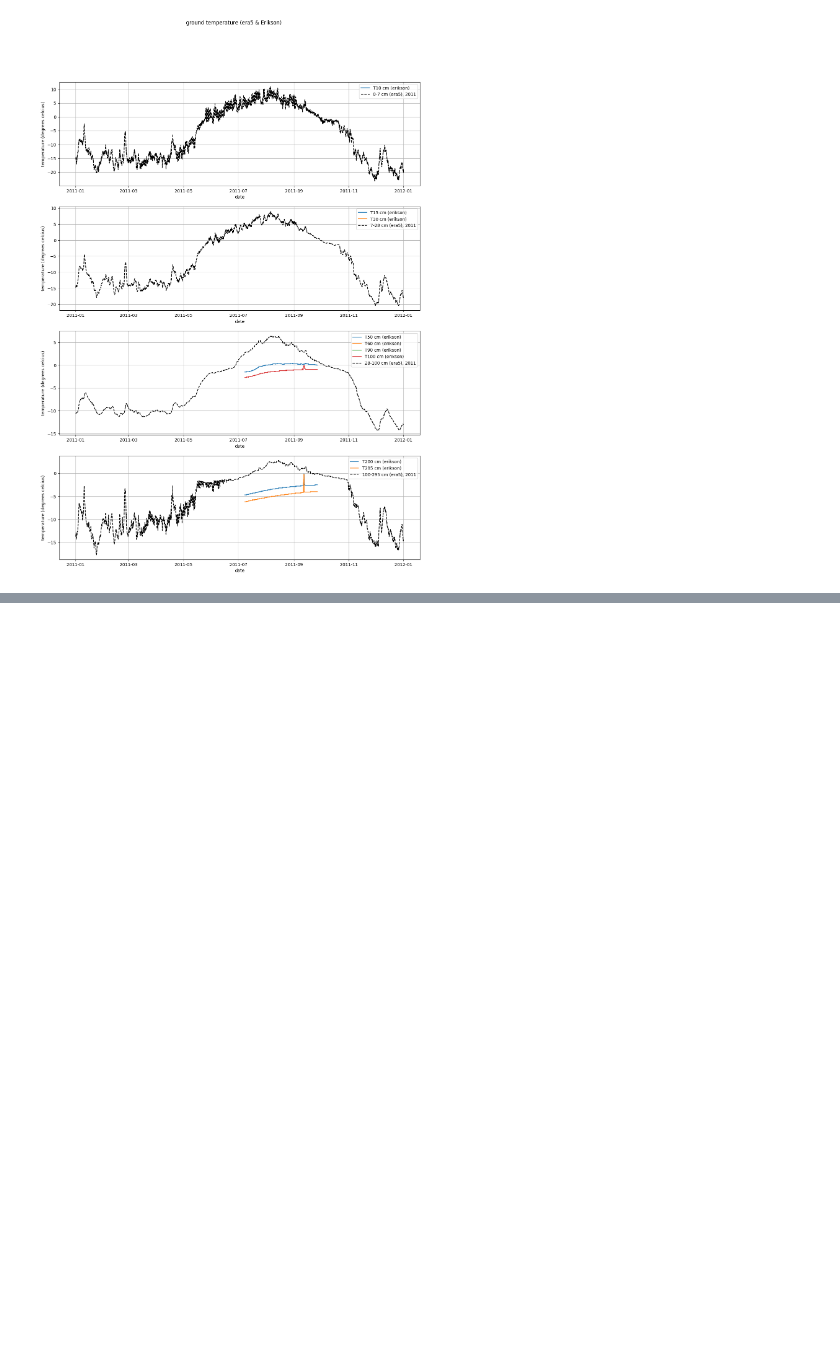
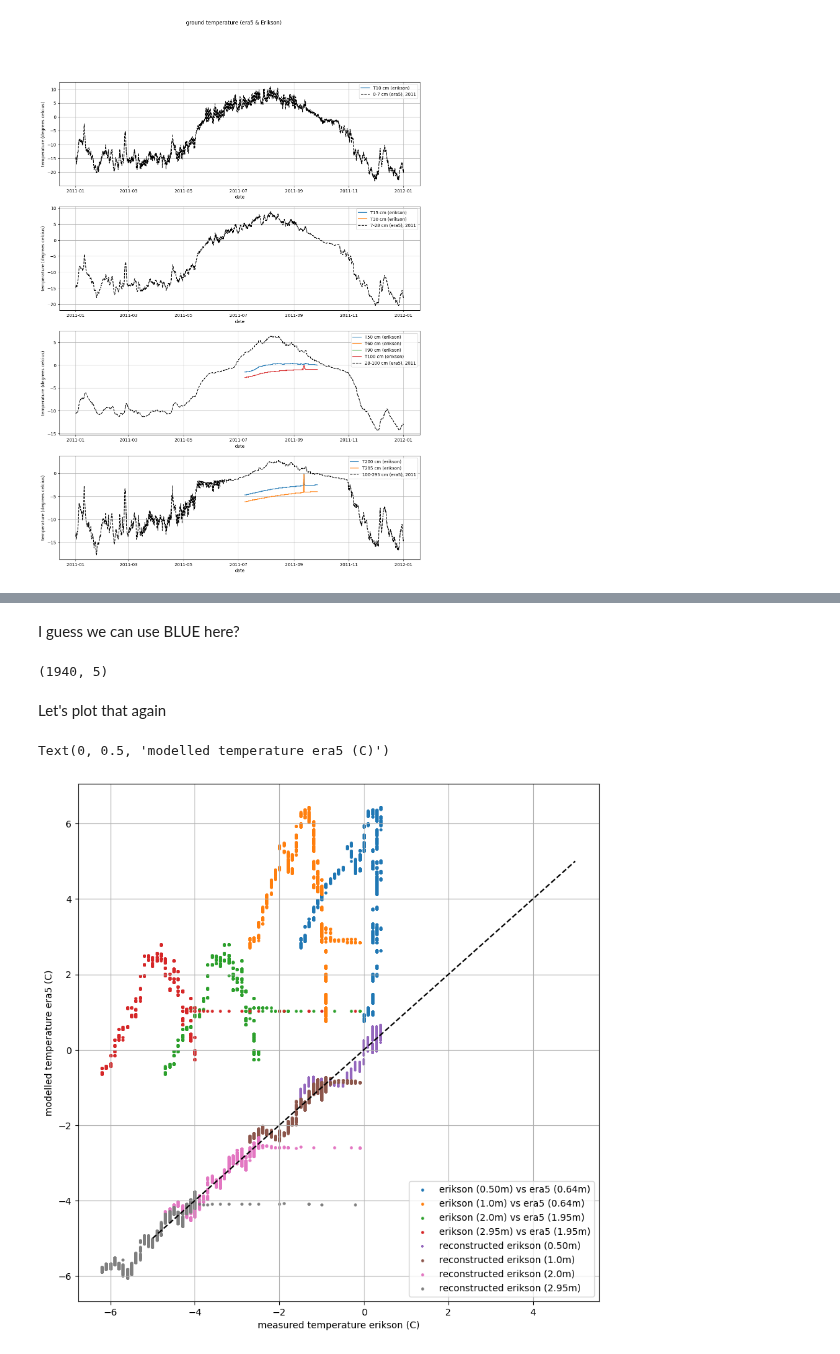
Before and after one commit to khdebruijn/thermo-morphological-model, a Jupyter notebook: database/erikson_groundtemp.ipynb, the cells around one changed output, grey strips where cells are left out. Cells and saved outputs as stored; diff of their text form; code cells hidden in the pictures; blank space fills up the shorter version.

```diff
--- a/database/erikson_groundtemp.ipynb
+++ b/database/erikson_groundtemp.ipynb
@@ -200,0 +245,63 @@ In general, Erikson's ground temperature data is much peakier.
+# %% [markdown]
+I guess we can use BLUE here?
+# %%
+# Let's start with the depth of 0.50m, and assume T_erikson = T1 * x1 + T2 * x2 + T3 * x3 + T4 * x4 + x5
+
+# Sigma = np.zeros((4,4))
+# Sigma[0,0] = df['T035_era5(C)'].var()
+# Sigma[1,1] = df['T18_era5(C)'].var()
+# Sigma[2,2] = df['T64_era5(C)'].var()
+# Sigma[3,3] = df['T195_era5(C)'].var()
+
+# print(Sigma)
+
+# sigma_inv = np.linalg.inv(Sigma)
+
+Sigma_050_inv = np.var(df['T50_erikson(C)'].values)**-1
+Sigma_100_inv = np.var(df['T100_erikson(C)'].values)**-1
+Sigma_200_inv = np.var(df['T200_erikson(C)'].values)**-1
+Sigma_295_inv = np.var(df['T295_erikson(C)'].values)**-1
+
+# y = A @ X
+
+A = np.column_stack([df[['T035_era5(C)', 'T18_era5(C)', 'T64_era5(C)', 'T195_era5(C)']], np.ones((len(df), 1))])
+
+print(A.shape)
+
+X_hat_050 = np.linalg.inv(A.T * Sigma_050_inv @ A) @ A.T * Sigma_050_inv @ df['T50_erikson(C)'].values
+X_hat_100 = np.linalg.inv(A.T * Sigma_100_inv @ A) @ A.T * Sigma_100_inv @ df['T100_erikson(C)'].values
+X_hat_200 = np.linalg.inv(A.T * Sigma_200_inv @ A) @ A.T * Sigma_200_inv @ df['T200_erikson(C)'].values
+X_hat_295 = np.linalg.inv(A.T * Sigma_295_inv @ A) @ A.T * Sigma_295_inv @ df['T295_erikson(C)'].values
+
+
+Y_hat_050 = A @ X_hat_050
+Y_hat_100 = A @ X_hat_100
+Y_hat_200 = A @ X_hat_200
+Y_hat_295 = A @ X_hat_295
+# %% [output]
+(1940, 5)
+# %% [markdown]
+Let's plot that again
+# %%
+fig, ax = plt.subplots(figsize=(10, 10))
+
+ax.plot([-5, 5], [-5, 5], 'k--')
+
+ax.scatter(df['T50_erikson(C)'], df['T64_era5(C)'], label='erikson (0.50m) vs era5 (0.64m)', color='C0', s=5) # alpha=(0.1 + 0.8 * df.index / len(df)))
+ax.scatter(df['T100_erikson(C)'], df['T64_era5(C)'], label='erikson (1.0m) vs era5 (0.64m)', color='C1', s=5)
+ax.scatter(df['T200_erikson(C)'], df['T195_era5(C)'], label='erikson (2.0m) vs era5 (1.95m)', color='C2', s=5)
+ax.scatter(df['T295_erikson(C)'], df['T195_era5(C)'], label='erikson (2.95m) vs era5 (1.95m)', color='C3', s=5)
+
+ax.scatter(df['T50_erikson(C)'], Y_hat_050, label='reconstructed erikson (0.50m)', color='C4', marker='+', s=5)
+ax.scatter(df['T100_erikson(C)'], Y_hat_100, label='reconstructed erikson (1.0m)', color='C5', s=5)
+ax.scatter(df['T200_erikson(C)'], Y_hat_200, label='reconstructed erikson (2.0m)', color='C6', s=5)
+ax.scatter(df['T295_erikson(C)'], Y_hat_295, label='reconstructed erikson (2.95m)', color='C7', s=5)
+
+
+ax.legend(loc='lower right')
+ax.grid()
+ax.set_xlabel('measured temperature erikson (C)')
+ax.set_ylabel('modelled temperature era5 (C)')
+# %% [output]
+Text(0, 0.5, 'modelled temperature era5 (C)')
+[figure, added]
```
Also changed, not shown: parts of 7 cells of this notebook.
